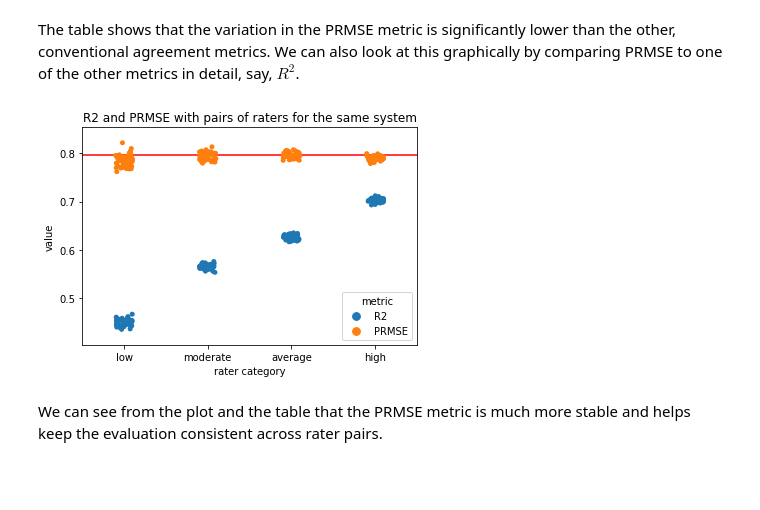
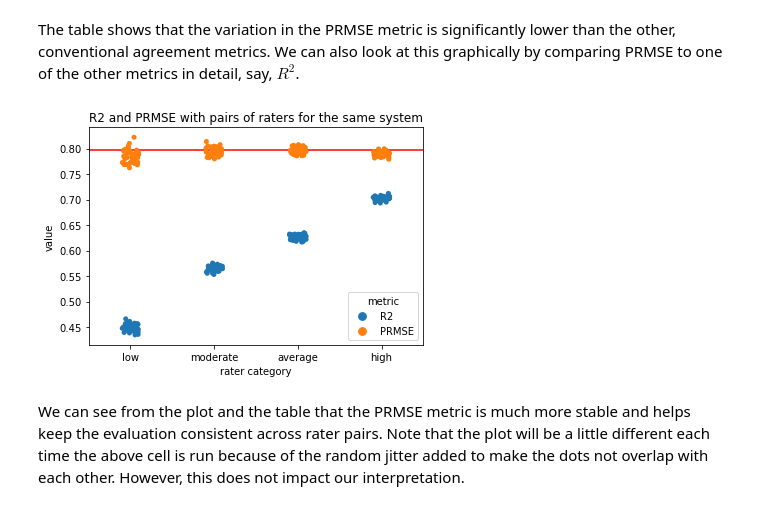
Before and after one commit to EducationalTestingService/prmse-simulations, a Jupyter notebook: notebooks/metric_stability.ipynb, the cells around one changed output. Drawn from its saved outputs; the diff is of its cells as text; code cells hidden in the pictures; blank space fills up the shorter version.

Commit message:
Update `metric_stability.ipynb`
- Just some minor readability tweaks.
- Add note about jitter changing some of the plots each time they are run.

```diff
--- a/notebooks/metric_stability.ipynb
+++ b/notebooks/metric_stability.ipynb
@@ -176,22 +179,23 @@ The table shows that the variation in the PRMSE metric is significantly lower th
 # %%
 # now plot the values of the PRMSE and R^2 metrics by rater category
 ax = sns.stripplot(x='rater_category',
                    y='value',
                    hue="metric",
                    order=dataset.rater_categories,
+                   jitter=True,
                    data=df_all_metrics_long[df_all_metrics_long['metric'].isin(['R2', 'PRMSE'])])
 
 # we also add a line for the R^2 metric for the system scores
 # against the simulated true/gold-standard scores
 true_r2 = r2_score(df_scores['true'], df_scores[chosen_system])
 ax.axhline(true_r2, color='red')
 
 # set axis labels
 ax.set_title("R2 and PRMSE with pairs of raters for the same system")
 ax.set_xlabel("rater category");
 plt.savefig(figure_dir / 'prmse_single.png')
 plt.show()
 # %% [output]
-[figure, old version]
+[figure, new version]
 # %% [markdown]
-We can see from the plot and the table that the PRMSE metric is much more stable and helps keep the evaluation consistent across rater pairs.
+We can see from the plot and the table that the PRMSE metric is much more stable and helps keep the evaluation consistent across rater pairs. Note that the plot will be a little different each time the above cell is run because of the random jitter added to make the dots not overlap with each other. However, this does not impact our interpretation.
```
Also changed, not shown: parts of 2 cells of this notebook.
